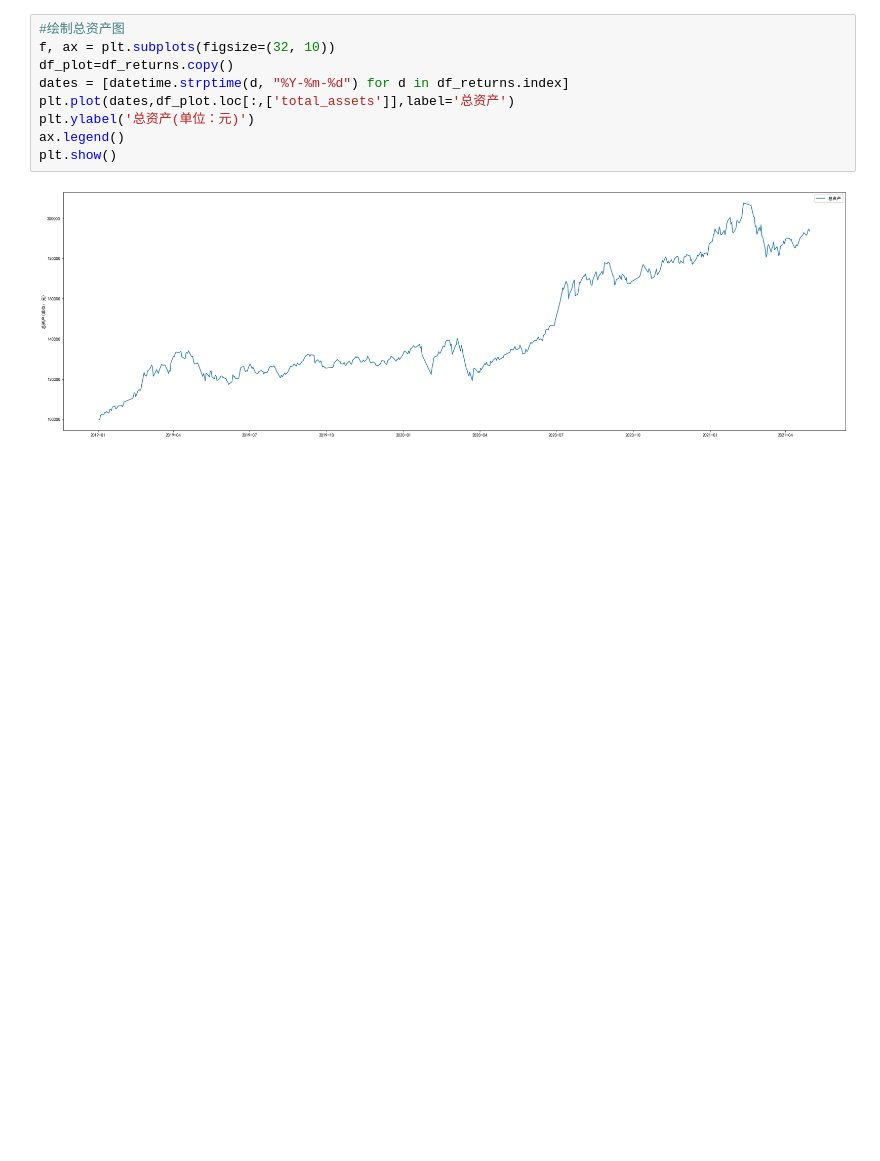
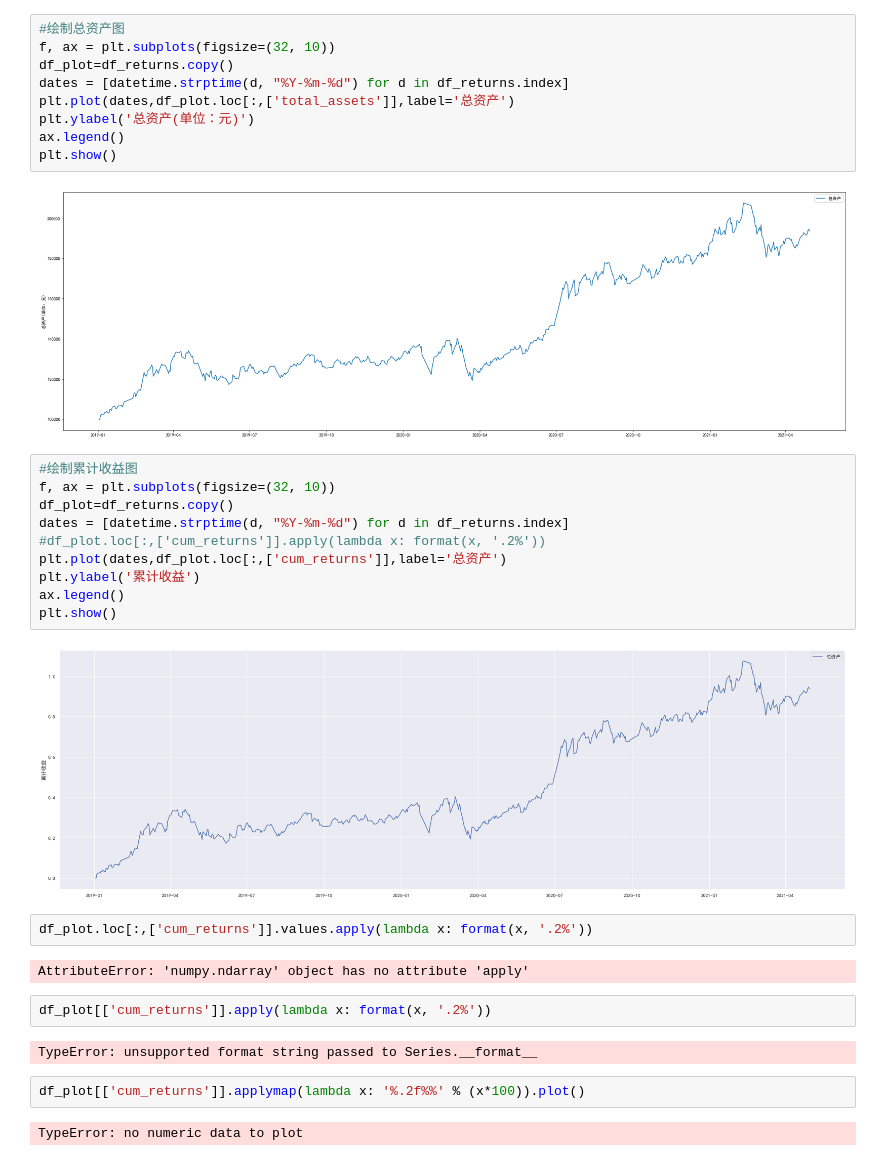
Before and after one commit to hyang1985/openFund-backtest, a Jupyter notebook: 开放式基金回测——每季度买入万得5星评级基金.ipynb, the cells around one changed output. Saved outputs shown, nothing was run; the diff lists cells and outputs as text; blank space fills up the shorter version.

```diff
--- a/开放式基金回测——每季度买入万得5星评级基金.ipynb
+++ b/开放式基金回测——每季度买入万得5星评级基金.ipynb
@@ -124,3 +124,27 @@ ax.legend()
 plt.show()
 # %% [output]
 [figure]
+# %%
+#绘制累计收益图
+f, ax = plt.subplots(figsize=(32, 10))
+df_plot=df_returns.copy()
+dates = [datetime.strptime(d, "%Y-%m-%d") for d in df_returns.index]
+#df_plot.loc[:,['cum_returns']].apply(lambda x: format(x, '.2%'))
+plt.plot(dates,df_plot.loc[:,['cum_returns']],label='总资产')
+plt.ylabel('累计收益')
+ax.legend()
+plt.show()
+# %% [output]
+[figure, added]
+# %%
+df_plot.loc[:,['cum_returns']].values.apply(lambda x: format(x, '.2%'))
+# %% [output]
+AttributeError: 'numpy.ndarray' object has no attribute 'apply'
+# %%
+df_plot[['cum_returns']].apply(lambda x: format(x, '.2%'))
+# %% [output]
+TypeError: unsupported format string passed to Series.__format__
+# %%
+df_plot[['cum_returns']].applymap(lambda x: '%.2f%%' % (x*100)).plot()
+# %% [output]
+TypeError: no numeric data to plot
```
Also changed, not shown: 4 other files.
